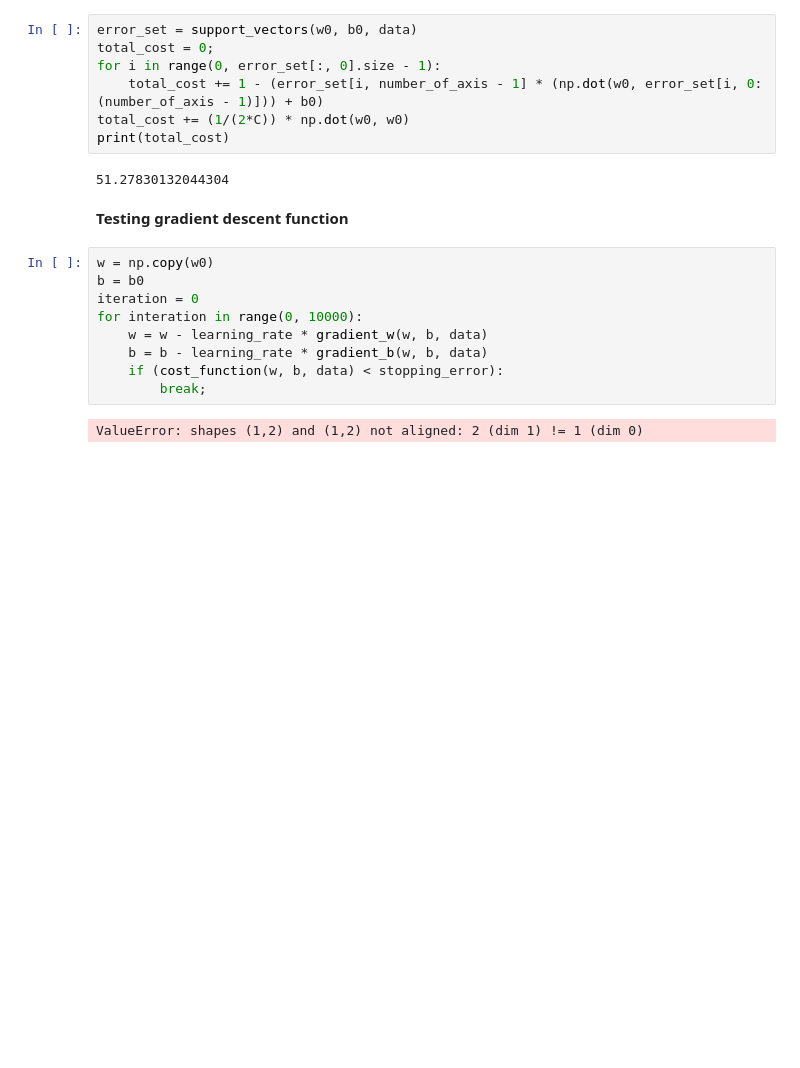
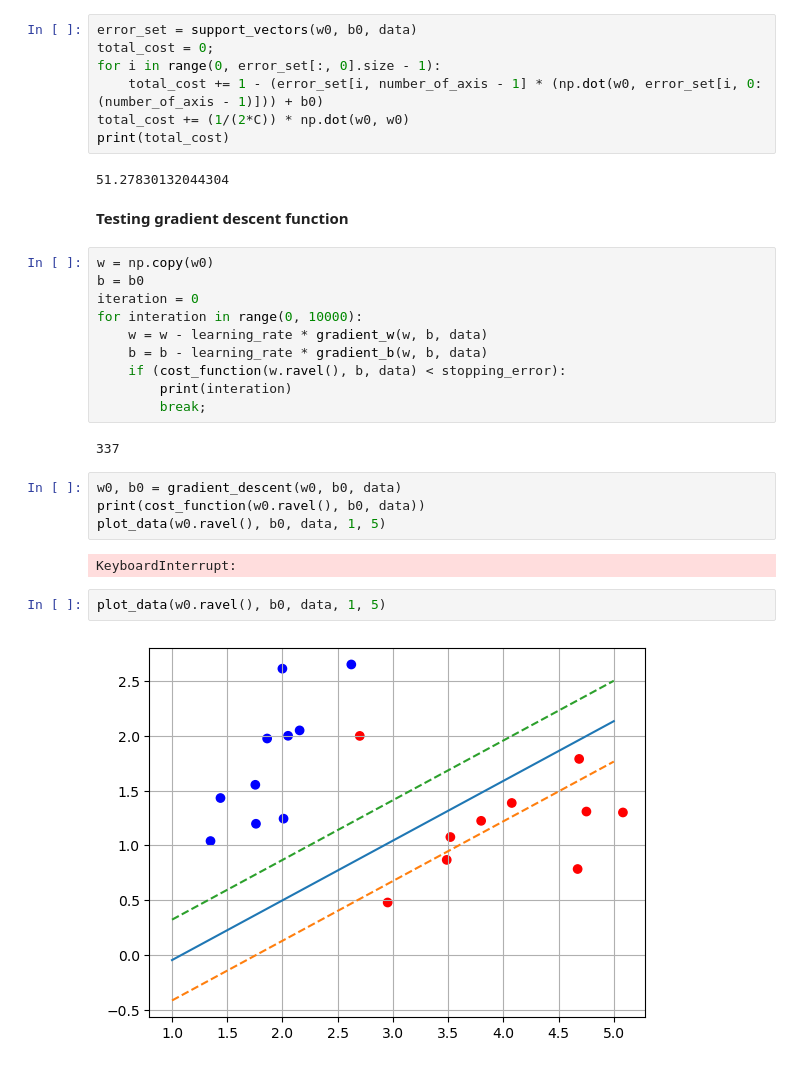
Before and after one commit to dphzz/AI_in_Control_HK231_N8, a Jupyter notebook: Support_vector_machine/Code/svm_soft_margin.ipynb, the cells around one changed output. Saved outputs shown, nothing was run; the diff lists cells and outputs as text; blank space fills up the shorter version.

Commit message:
Finish the gradient descent but not good enough

```diff
--- a/Support_vector_machine/Code/svm_soft_margin.ipynb
+++ b/Support_vector_machine/Code/svm_soft_margin.ipynb
@@ -310,7 +312,18 @@ iteration = 0
 for interation in range(0, 10000):
     w = w - learning_rate * gradient_w(w, b, data)
     b = b - learning_rate * gradient_b(w, b, data)
-    if (cost_function(w, b, data) < stopping_error):
+    if (cost_function(w.ravel(), b, data) < stopping_error):
+        print(interation)
         break;
 # %% [output]
-ValueError: shapes (1,2) and (1,2) not aligned: 2 (dim 1) != 1 (dim 0)
+337
+# %%
+w0, b0 = gradient_descent(w0, b0, data)
+print(cost_function(w0.ravel(), b0, data))
+plot_data(w0.ravel(), b0, data, 1, 5)
+# %% [output]
+KeyboardInterrupt:
+# %%
+plot_data(w0.ravel(), b0, data, 1, 5)
+# %% [output]
+[figure, added]
```
Also changed, not shown: parts of 3 cells of this notebook.
